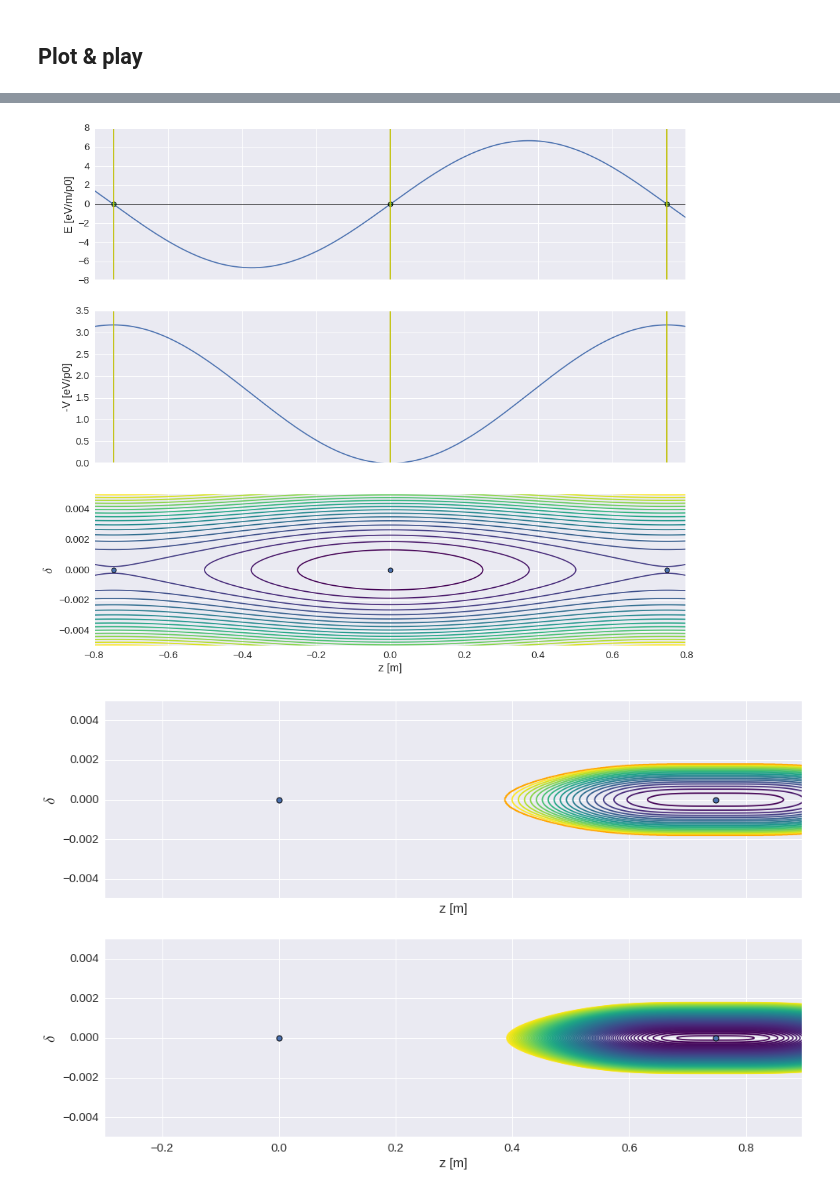
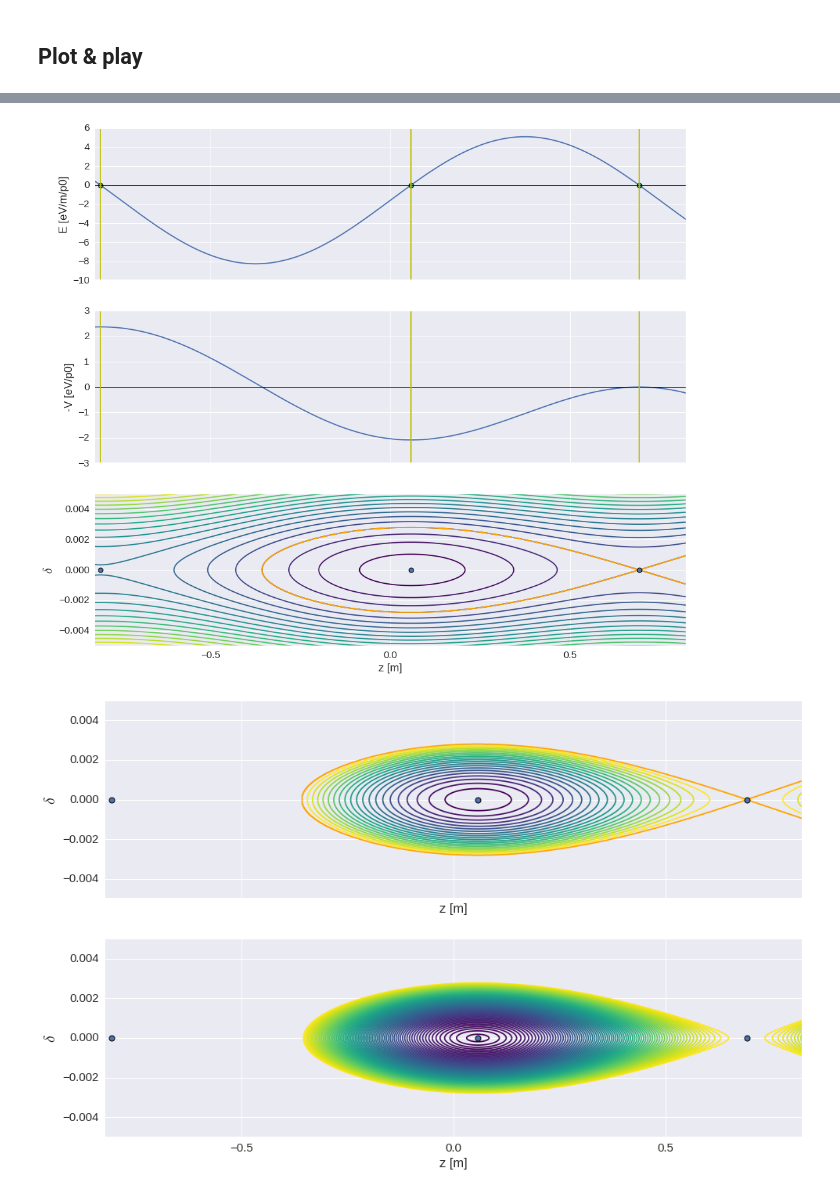
Before and after one commit to like2000/PyHEADTAIL_Tutorials, a Jupyter notebook: examples/003b_RF_bucket_matching.ipynb, the cells around one changed output, grey strips where cells are left out. Cells and saved outputs as stored; diff of their text form; code cells hidden in the pictures.

```diff
--- a/examples/003b_RF_bucket_matching.ipynb
+++ b/examples/003b_RF_bucket_matching.ipynb
@@ -22,16 +22,16 @@ def get_zsfp_and_zufp(f):
     # This does not work as counting will be violated for large accelerations
     zz = np.linspace(phi_stable - 1.1*zmax, phi_stable + 1.1*zmax)
     # Safer
-    zz = np.linspace(phi_stable - 2*zmax, phi_stable + 2*zmax)
+    zz = np.linspace(phi_stable - 1.5*zmax, phi_stable + 1.5*zmax)
     z0 = np.atleast_1d(cv.zero_crossings(f, zz))[0]
 
-    z0odd = z0[1::2]
-    z0even = z0[::2]
+    z0odd = z0[::2]
+    z0even = z0[1::2]
 
     if len(z0) == 1:
         return z0, z0
 
-    if eta*dp > 0:
+    if eta*dp < 0:
         z_sfp, z_ufp = z0odd, z0even
     else:
         z_sfp, z_ufp = z0even, z0odd
@@ -67,7 +67,10 @@ def voltage(V, h, dphi, dp=0, ef=None):
         return e/(p0*C) * reduce(
             lambda x, y: x+y, [R/h[i] * V[i]*np.cos(h[i]*z/R + dphi[i]) for i in xrange(len(V))])
 
-    zmax = zufp_separatrix(ef)
+    if ef:
+        zmax = zufp_separatrix(ef)
+    else:
+        zmax = 0
 
     def f(z):
         return vf(z) - vf(zmax) + dp*beta*c/C * (z - zmax)
@@ -93,11 +96,11 @@ C      = 6911.
 R      = C/(2*np.pi)
 
 p0     = 26e9 * e/c
-gamma  = (1 + (p0/(m_p*c))**2)
+gamma  = np.sqrt(1 + (p0/(m_p*c))**2)
 
-alpha  = 1/18**2
+alpha  = 1./18**2
 eta    = alpha - 1/gamma**2
-V      = [4e6, -0e6]
+V      = [4e6, 0*1e6]
 h      = [4620, 18480]
 dphi   = [0, 0]
 
@@ -105,7 +108,7 @@ dphi   = [0, 0]
 beta          = np.sqrt(1-1/gamma**2)
 T0            = C/(beta*c)
 normalisation = 1/C * e/p0 * T0
-dp            = -0e6 * normalisation
+dp            = 0.95e6 * e/p0 * 1./(beta*c) #* normalisation
 # %%
 zmax   = C/min(h)/2.
 zz = np.linspace(-1.2*zmax, 1.2*zmax, 1000)
@@ -151,11 +138,12 @@ ax2.axhline(0, c='k', lw=1)
 ax2.set_ylabel('-V [eV/p0]')
 
 ax3.plot(z0, 0*z0, 'o')
-ax3.contour(ZZ, PP, hh, levels=[0], colors='orange')
+# ax3.plot(zz, hc(zz), c='orange')
 ax3.contour(ZZ, PP, hh, 20, cmap=plt.cm.viridis_r)
+ax3.contour(ZZ, PP, hh, levels=[0], colors='orange', lw=6)
 ax3.set_xlabel('z [m]')
 ax3.set_ylabel('$\delta$', fontsize=20)
-ax3.set_xlim(-0.8, 0.8)
+ax3.set_xlim(-1.1*zmax, 1.1*zmax)
 
 plt.show()
 # plt.close('all')
@@ -172,7 +160,7 @@ plt.show()
 # #                               connectionstyle="angle3,angleA=0,angleB=-90")) for t, p, cl in zip(at, ap, ac)]
 # ax3.plot(ap[1], hc(ap[1]), 'x', c='r', ms=8, mew=2)
 # %% [output]
-[figure, old version]
+[figure, new version]
 # %%
 def psi_f(H, H0):
     def f(x, y):
@@ -185,19 +173,19 @@ ff = psi(ZZ, PP)
 # %%
 fig1, (ax1, ax2) = plt.subplots(2, figsize=(16,10), sharex=True)
 
 ax1.plot(z0, 0*z0, 'o')
 ax1.contour(ZZ, PP, hh.clip(min=0), 20, cmap=plt.cm.viridis_r)
 ax1.contour(ZZ, PP, hh.clip(min=0), levels=[0], colors='orange')
 ax1.set_xlabel('z [m]')
 ax1.set_ylabel('$\delta$', fontsize=20)
 
 ax2.plot(z0, 0*z0, 'o')
 ax2.contour(ZZ, PP, ff, 100, cmap=plt.cm.viridis_r)
 ax2.contour(ZZ, PP, ff, levels=[0], colors='orange')
 ax2.set_xlabel('z [m]')
 ax2.set_ylabel('$\delta$', fontsize=20)
-ax2.set_xlim(-0.4*zmax, 1.2*zmax)
+ax2.set_xlim(-1.1*zmax, 1.1*zmax)
 
 plt.show()
 # %% [output]
-[figure, old version]
+[figure, new version]
```
Also changed, not shown: parts of 1 cell of this notebook, 5 other files.
